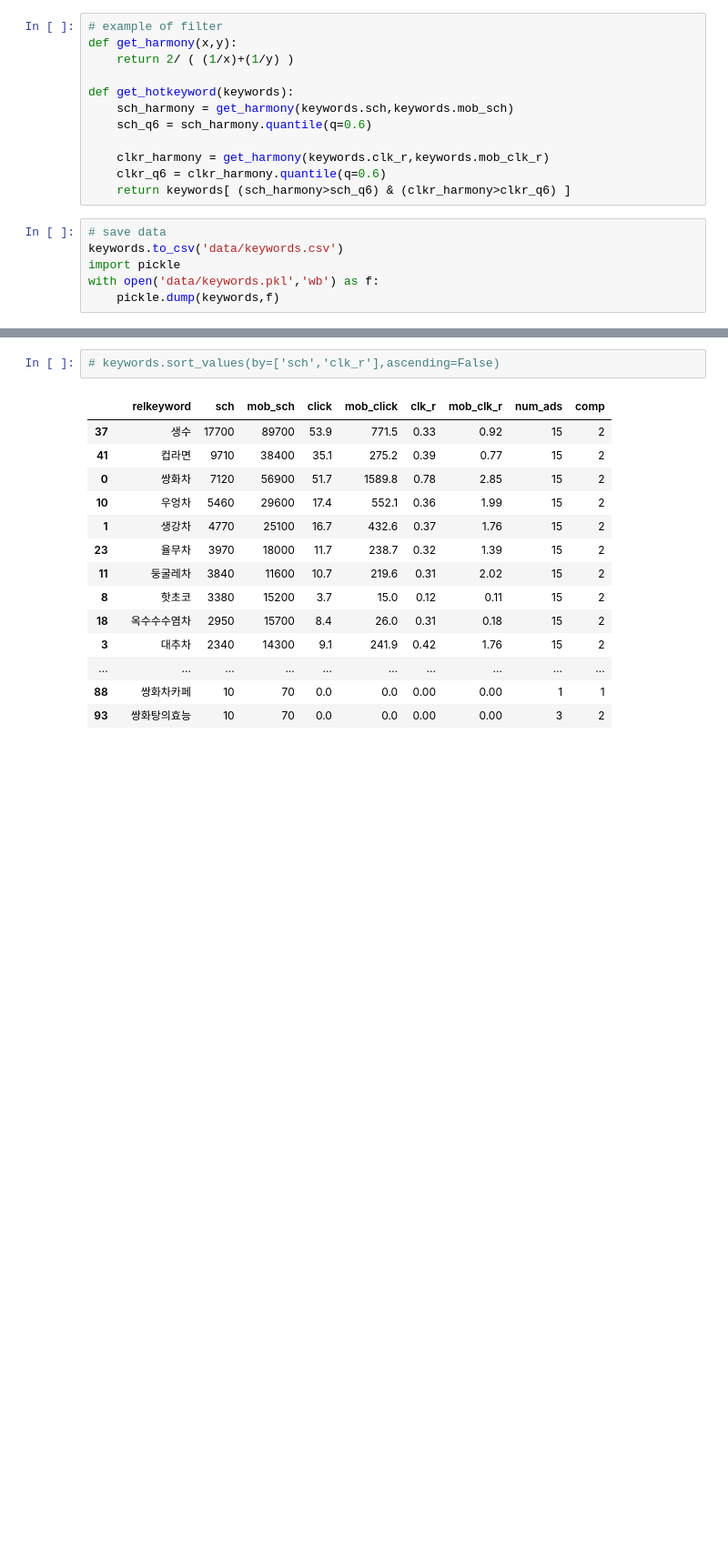
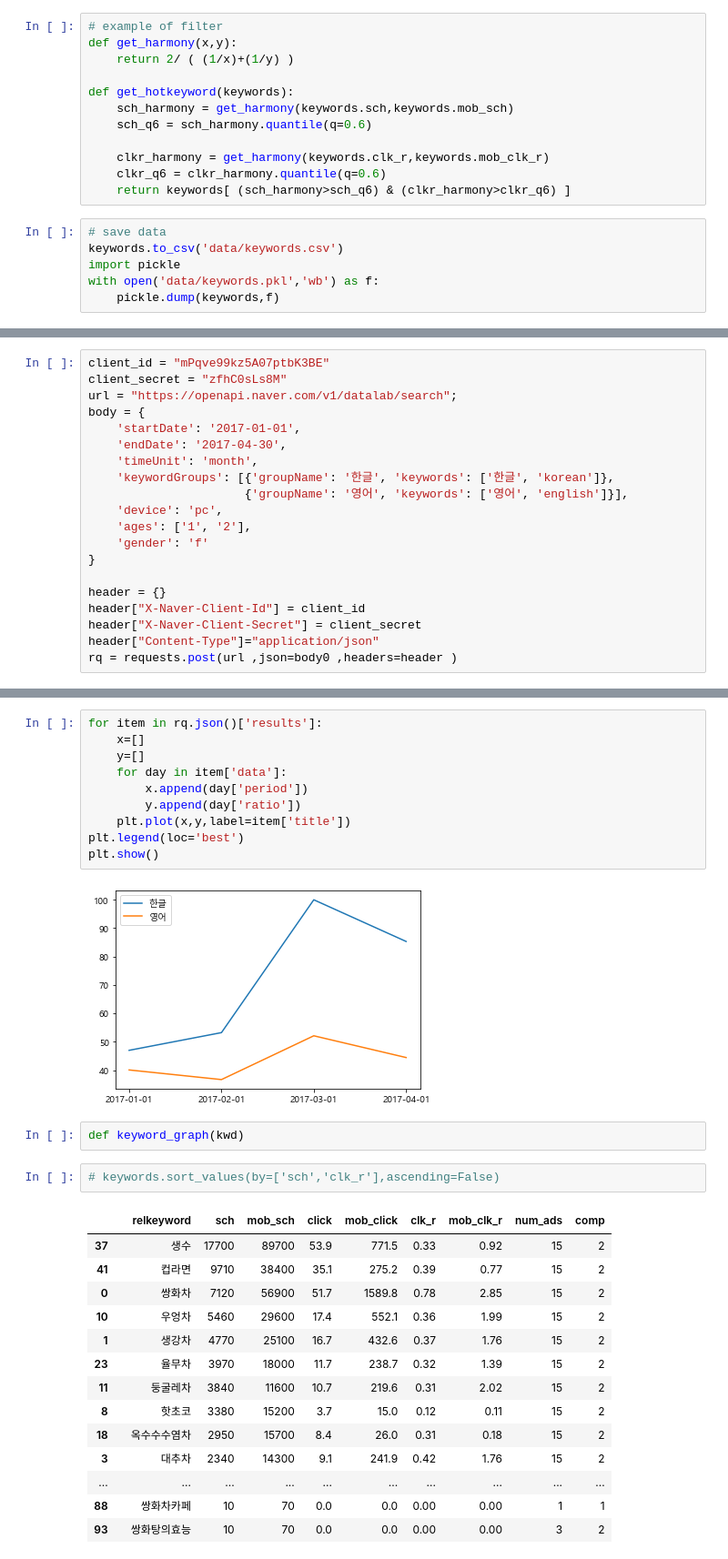
Before and after one commit to epsilon-deltta/MAIO, a Jupyter notebook: ad_management_sample.ipynb, the cells around one changed output, grey strips where cells are left out. Shown at 91% size. Drawn from its saved outputs; the diff is of its cells as text; blank space fills up the shorter version.

Commit message:
getting naver_keyword_data from NaverDeveloperAPI is completed

```diff
--- a/ad_management_sample.ipynb
+++ b/ad_management_sample.ipynb
@@ -133,0 +151,20 @@ with open('data/keywords.pkl','wb') as f:
+# %%
+client_id = "mPqve99kz5A07ptbK3BE"
+client_secret = "zfhC0sLs8M"
+url = "https://openapi.naver.com/v1/datalab/search";
+body = {
+    'startDate': '2017-01-01',
+    'endDate': '2017-04-30',
+    'timeUnit': 'month',
+    'keywordGroups': [{'groupName': '한글', 'keywords': ['한글', 'korean']},
+                      {'groupName': '영어', 'keywords': ['영어', 'english']}],
+    'device': 'pc',
+    'ages': ['1', '2'],
+    'gender': 'f'
+}
+
+header = {}
+header["X-Naver-Client-Id"] = client_id
+header["X-Naver-Client-Secret"] = client_secret
+header["Content-Type"]="application/json"
+rq = requests.post(url ,json=body0 ,headers=header )
@@ -134,3 +217,17 @@ with open('data/keywords.pkl','wb') as f:
+# %%
+for item in rq.json()['results']:
+    x=[]
+    y=[]
+    for day in item['data']:
+        x.append(day['period'])
+        y.append(day['ratio'])
+    plt.plot(x,y,label=item['title'])
+plt.legend(loc='best')
+plt.show()
+# %% [output]
+[figure, added]
+# %%
+def keyword_graph(kwd)
 # %%
 # keywords.sort_values(by=['sch','clk_r'],ascending=False)
 # %% [output]
```
Also changed, not shown: parts of 9 cells of this notebook, 4 other files.
